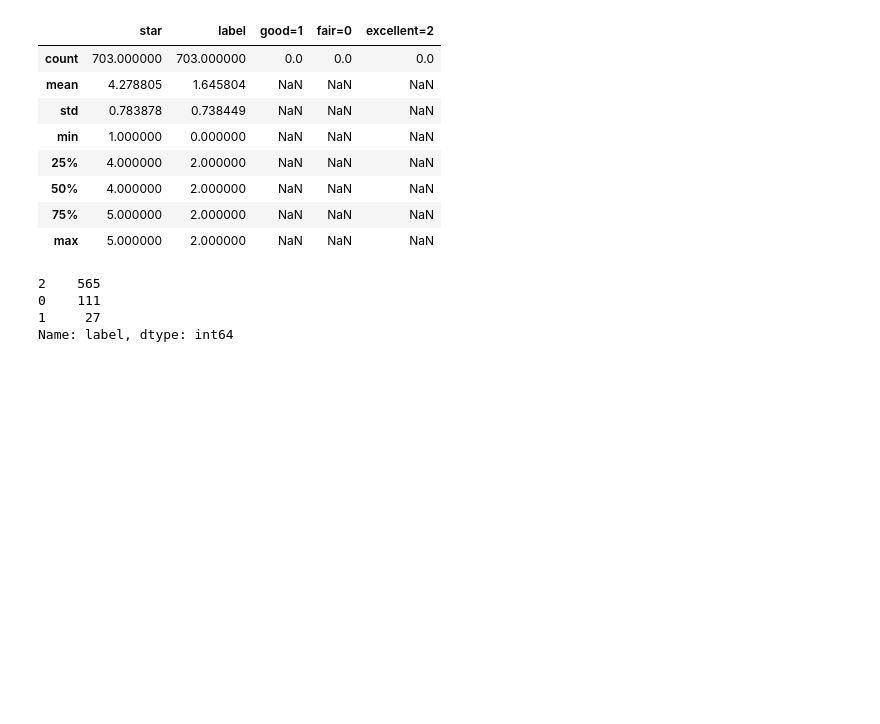
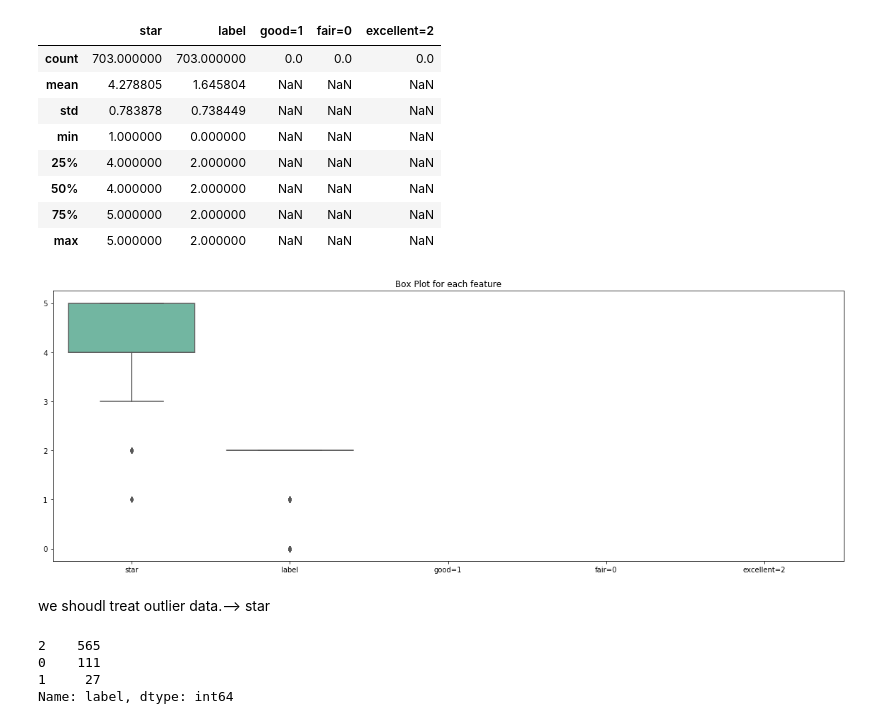
Before and after one commit to ZahraDehghani99/AI-Internship, a Jupyter notebook: Phase04-NLP-with-ML/Phase04-NLP-with-ML.ipynb, the cells around one changed output. Drawn from its saved outputs; the diff is of its cells as text; code cells hidden in the pictures; blank space fills up the shorter version.

Commit message:
Complete data exploration.

```diff
--- a/Phase04-NLP-with-ML/Phase04-NLP-with-ML.ipynb
+++ b/Phase04-NLP-with-ML/Phase04-NLP-with-ML.ipynb
@@ -61,6 +63,18 @@ df.describe()
 | 50% | 4.000000 | 2.000000 | NaN | NaN | NaN |
 | 75% | 5.000000 | 2.000000 | NaN | NaN | NaN |
 | max | 5.000000 | 2.000000 | NaN | NaN | NaN |
+# %%
+import seaborn as sns
+
+fig = plt.figure(figsize =(20, 7))
+# Creating Box plot
+ax = sns.boxplot(data=df, orient="v", palette="Set2")
+plt.title("Box Plot for each feature")
+plt.show()
+# %% [output]
+[figure, added]
+# %% [markdown]
+we shoudl treat outlier data.--> star
 # %%
 df.label.value_counts()
 # %% [output]
```
Also changed, not shown: parts of 15 cells of this notebook.
